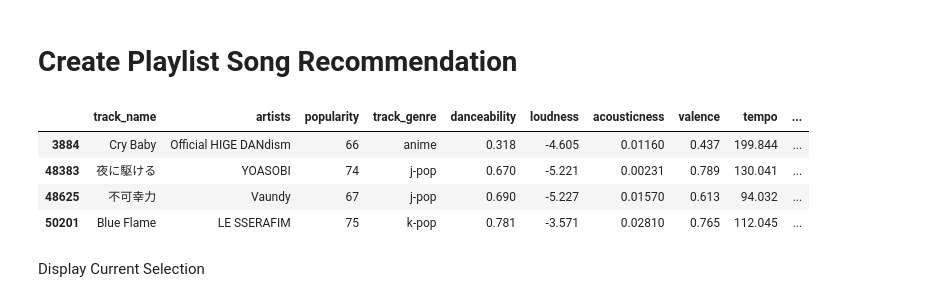
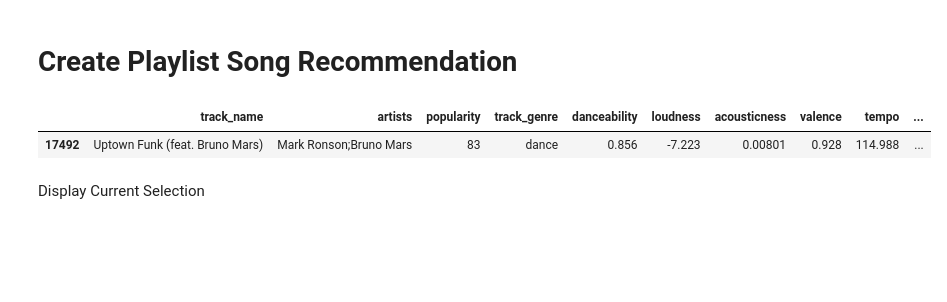
Before and after one commit to clairehbear/ECS171-Music-Recommendation-System, a Jupyter notebook: Model_Fuzzy_C_Means_Clustering.ipynb, the cells around one changed output. Drawn from its saved outputs; the diff is of its cells as text; code cells hidden in the pictures; blank space fills up the shorter version.

```diff
--- a/Model_Fuzzy_C_Means_Clustering.ipynb
+++ b/Model_Fuzzy_C_Means_Clustering.ipynb
@@ -20,7 +16,7 @@ Requirement already satisfied: scikit-fuzzy in /usr/local/lib/python3.11/dist-pa
 # %% [markdown]
 # Data Preprocessing
 # %%
-data = pd.read_csv('/content/dataset.csv', index_col=0)
+data = pd.read_csv('data/dataset.csv', index_col=0)
 data.drop_duplicates(subset='track_id')
 features = ['track_name', 'artists', 'popularity', 'track_genre', 'danceability', 'loudness', 'acousticness', 'valence', 'tempo']
 X = data[features].copy()
@@ -33,7 +29,7 @@ X_scaled = scaler.fit_transform(X[['danceability', 'loudness', 'acousticness', '
 # Define Model
 # %%
 #Apply Fuzzy C Means clustering
-n_clusters = 5  # Number of clusters
+n_clusters = 9  # Number of clusters
 m = 2  # Fuzziness parameter
 
 
@@ -151,14 +156,11 @@ X[X['track_name'].str.contains(title, na=False, case=False) & X['artists'].str.c
 # %% [markdown]
 # Create Playlist Song Recommendation
 # %%
-playlist = [3884, 48383, 48625, 50201]
+playlist = [17492] # [3884, 48383, 48625, 50201]
 results.iloc[playlist]
 # %% [output]
 |  | track_name | artists | popularity | track_genre | danceability | loudness | acousticness | valence | tempo | ... |
-| 3884 | Cry Baby | Official HIGE DANdism | 66 | anime | 0.318 | -4.605 | 0.01160 | 0.437 | 199.844 | ... |
-| 48383 | 夜に駆ける | YOASOBI | 74 | j-pop | 0.670 | -5.221 | 0.00231 | 0.789 | 130.041 | ... |
-| 48625 | 不可幸力 | Vaundy | 67 | j-pop | 0.690 | -5.227 | 0.01570 | 0.613 | 94.032 | ... |
-| 50201 | Blue Flame | LE SSERAFIM | 75 | k-pop | 0.781 | -3.571 | 0.02810 | 0.765 | 112.045 | ... |
+| 17492 | Uptown Funk (feat. Bruno Mars) | Mark Ronson;Bruno Mars | 83 | dance | 0.856 | -7.223 | 0.00801 | 0.928 | 114.988 | ... |
 # %%
 
 # Extract the scaled feature vectors and transpose them
```
Also changed, not shown: parts of 7 cells of this notebook, 1 other file.
